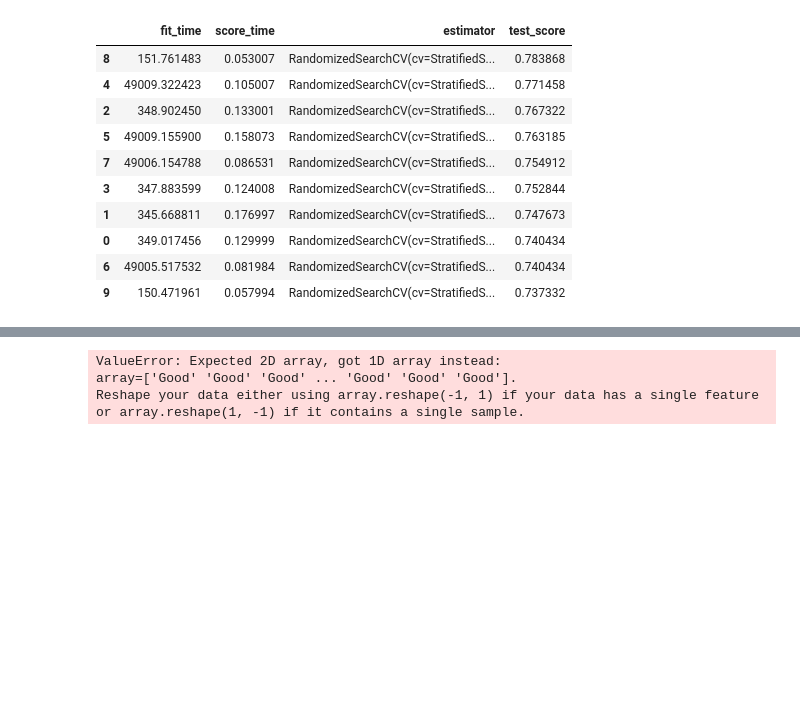
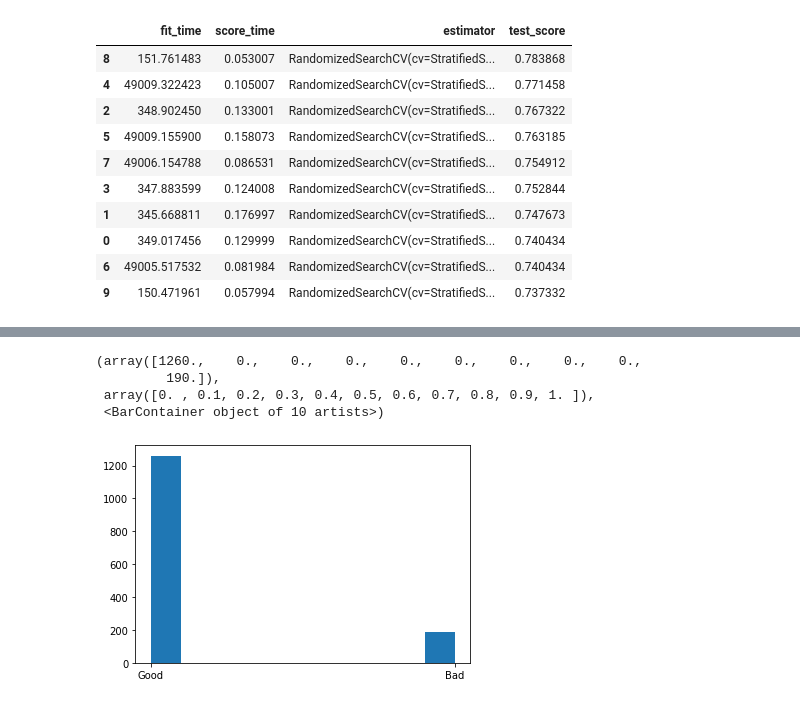
Before and after one commit to sire-ambrose/zindi_loan, a Jupyter notebook: loan_default/copy.ipynb, the cells around one changed output, grey strips where cells are left out. Drawn from its saved outputs; the diff is of its cells as text; code cells hidden in the pictures; blank space fills up the shorter version.

```diff
--- a/loan_default/copy.ipynb
+++ b/loan_default/copy.ipynb
@@ -340,6 +329,19 @@ array([[1.],
+# %%
+predictions={}
+i=0
+for model in models["estimator"]:
+    predictions[str(i)]=model.predict(perf_test)
+
+    i +=1
+    if i == 5:
+        break
+# %%
+pred=pd.DataFrame(predictions).mode(axis=1).values
 # %%
-plt.hist()
+plt.hist(pred)
 # %% [output]
-ValueError: Expected 2D array, got 1D array instead:
-array=['Good' 'Good' 'Good' ... 'Good' 'Good' 'Good'].
-Reshape your data either using array.reshape(-1, 1) if your data has a single feature or array.reshape(1, -1) if it contains a single sample.
+(array([1260.,    0.,    0.,    0.,    0.,    0.,    0.,    0.,    0.,
+         190.]),
+ array([0. , 0.1, 0.2, 0.3, 0.4, 0.5, 0.6, 0.7, 0.8, 0.9, 1. ]),
+ <BarContainer object of 10 artists>)
+[figure, added]
```
Also changed, not shown: parts of 4 cells of this notebook, 1 other file.
